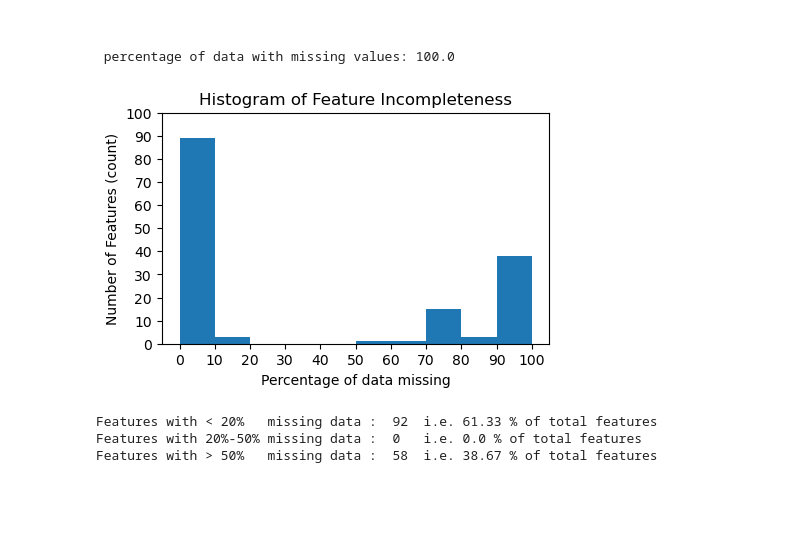
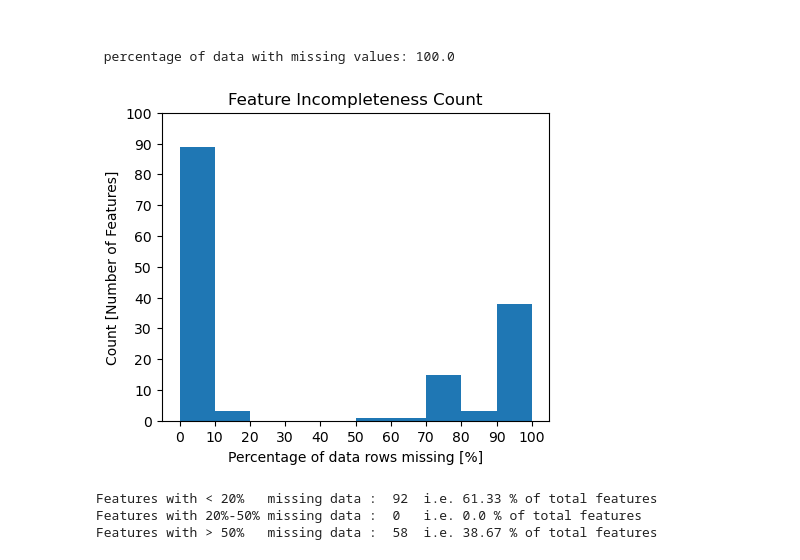
Before and after one commit to yxing12/data1030-load-default-prob, a Jupyter notebook: loan_default_prob.ipynb, the cells around one changed output. Cells and saved outputs as stored; diff of their text form; code cells hidden in the pictures; blank space fills up the shorter version.

```diff
--- a/loan_default_prob.ipynb
+++ b/loan_default_prob.ipynb
@@ -170,15 +172,15 @@ dtype: object
 # %%
 perc_missing_per_ftr = perc_missing_per_ftr.sort_values(ascending=False)
 
-plt.figure(figsize=(5,3))
+plt.figure(figsize=(5,4))
 perc_missing_per_ftr.plot.hist(bins=10)
-plt.title('Histogram of Feature Incompleteness')
-plt.xlabel('Percentage of data missing')
-plt.ylabel('Number of Features (count)')
+plt.title('Feature Incompleteness Count')
+plt.xlabel('Percentage of data rows missing [%]')
+plt.ylabel('Count [Number of Features]')
 plt.xticks(np.arange(0, 105, 10))
 plt.yticks(np.arange(0, 110, 10));
 # %% [output]
-[figure, old version]
+[figure, new version]
 # %%
 small_frac_missing_ftr = sorted(list(perc_missing_per_ftr[perc_missing_per_ftr < 20].index))
 mid_frac_missing_ftr = sorted(list(perc_missing_per_ftr[(perc_missing_per_ftr >= 20) & (perc_missing_per_ftr <= 50)].index))
```
Also changed, not shown: parts of 14 cells of this notebook.
